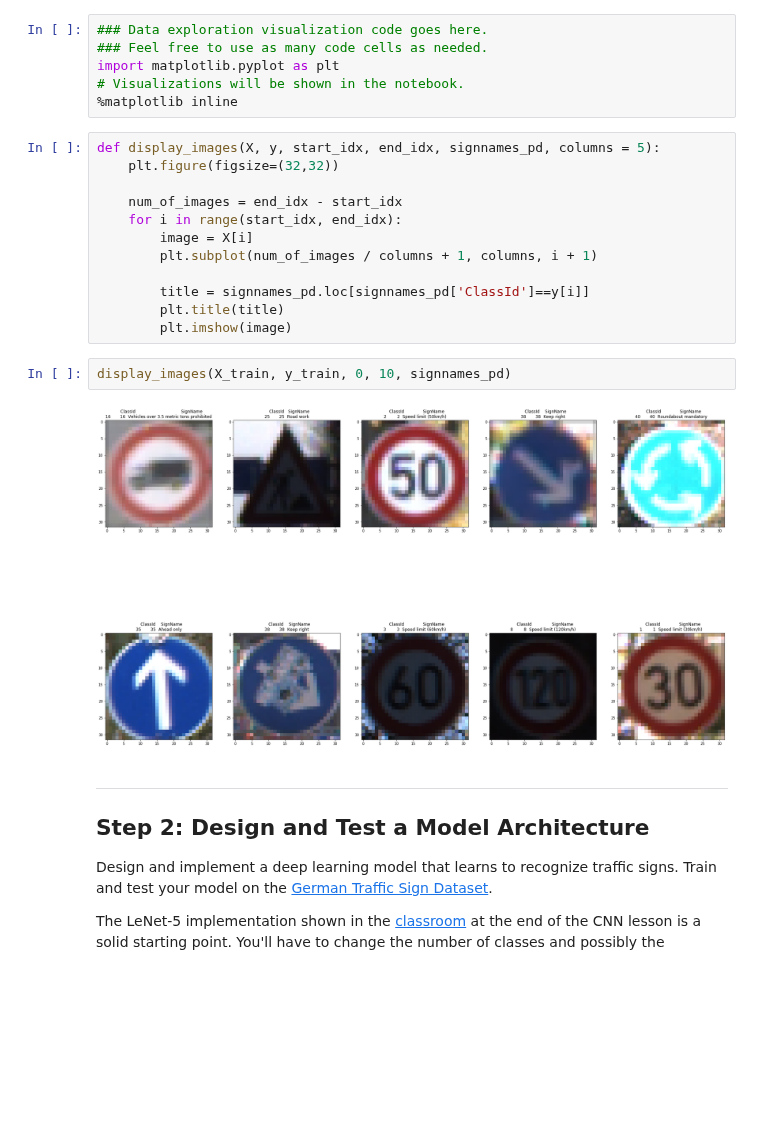
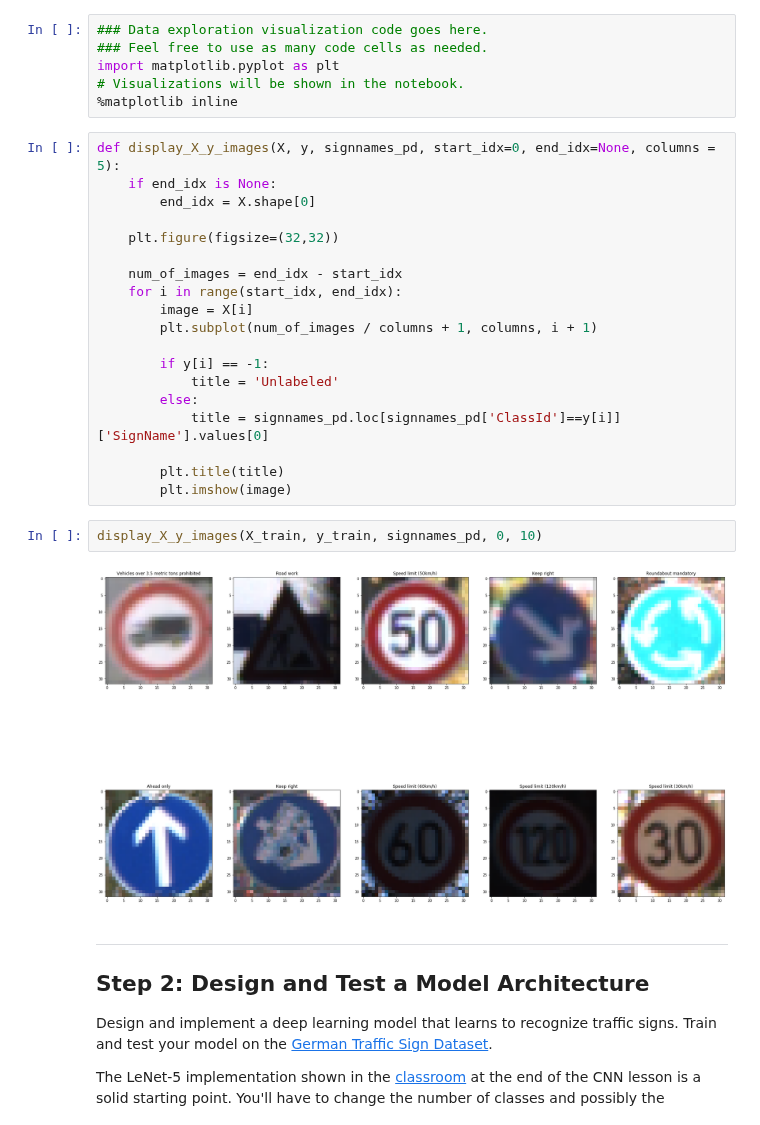
Before and after one commit to ekkus93/CarND-Traffic-Sign-Classifier-Project, a Jupyter notebook: Traffic_Sign_Classifier.ipynb, the cells around one changed output. Drawn from its saved outputs; the diff is of its cells as text; blank space fills up the shorter version.

```diff
--- a/Traffic_Sign_Classifier.ipynb
+++ b/Traffic_Sign_Classifier.ipynb
@@ -236,7 +248,10 @@ import matplotlib.pyplot as plt
 # Visualizations will be shown in the notebook.
 %matplotlib inline
 # %%
-def display_images(X, y, start_idx, end_idx, signnames_pd, columns = 5):
+def display_X_y_images(X, y, signnames_pd, start_idx=0, end_idx=None, columns = 5):
+    if end_idx is None:
+        end_idx = X.shape[0]
+
     plt.figure(figsize=(32,32))
 
     num_of_images = end_idx - start_idx
@@ -244,13 +259,17 @@ def display_images(X, y, start_idx, end_idx, signnames_pd, columns = 5):
         image = X[i]
         plt.subplot(num_of_images / columns + 1, columns, i + 1)
 
-        title = signnames_pd.loc[signnames_pd['ClassId']==y[i]]
+        if y[i] == -1:
+            title = 'Unlabeled'
+        else:
+            title = signnames_pd.loc[signnames_pd['ClassId']==y[i]]['SignName'].values[0]
+
         plt.title(title)
         plt.imshow(image)
 # %%
-display_images(X_train, y_train, 0, 10, signnames_pd)
+display_X_y_images(X_train, y_train, signnames_pd, 0, 10)
 # %% [output]
-[figure, old version]
+[figure, new version]
 # %% [markdown]
 ----
 
```
Also changed, not shown: parts of 14 cells of this notebook, 3 other files.
